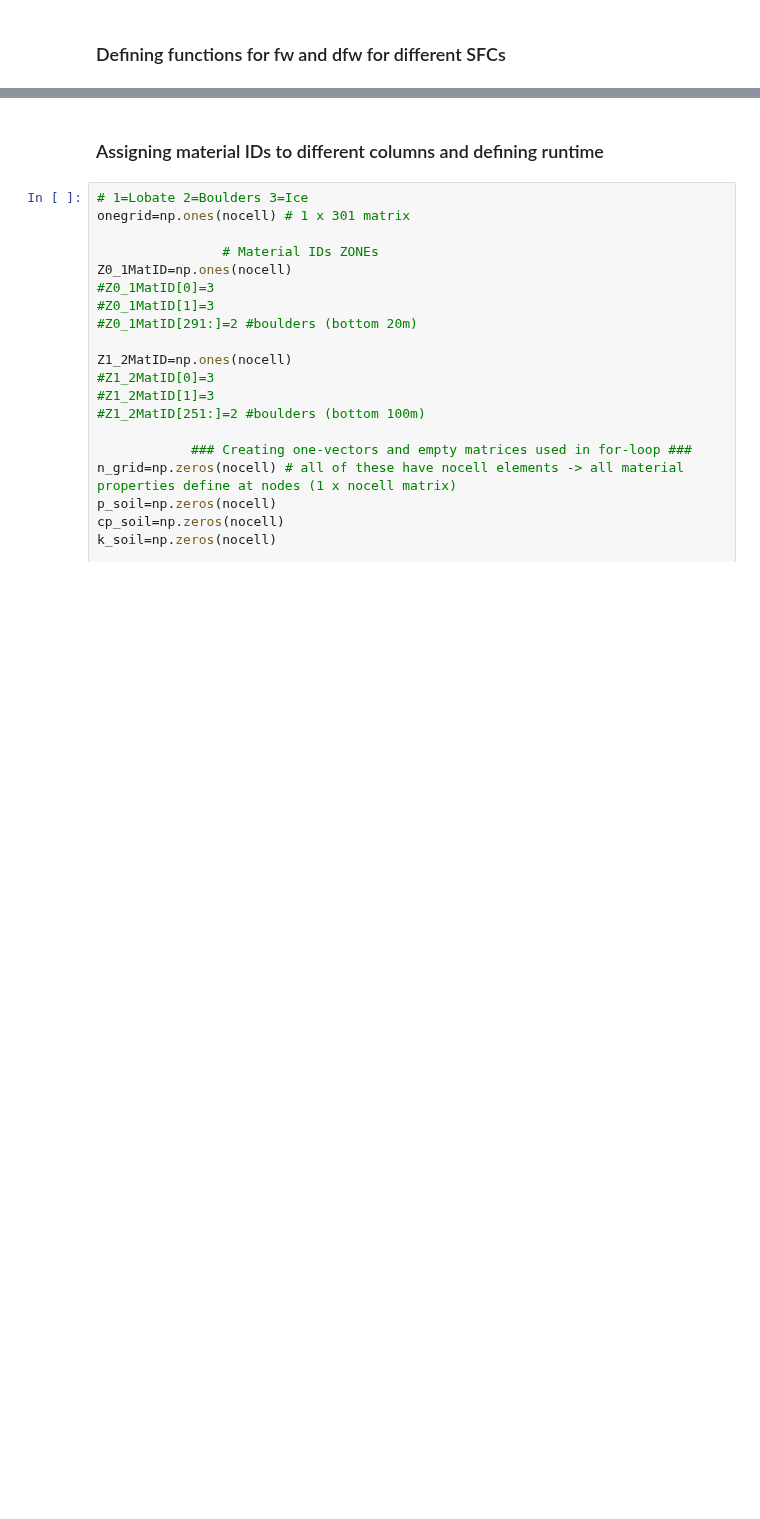
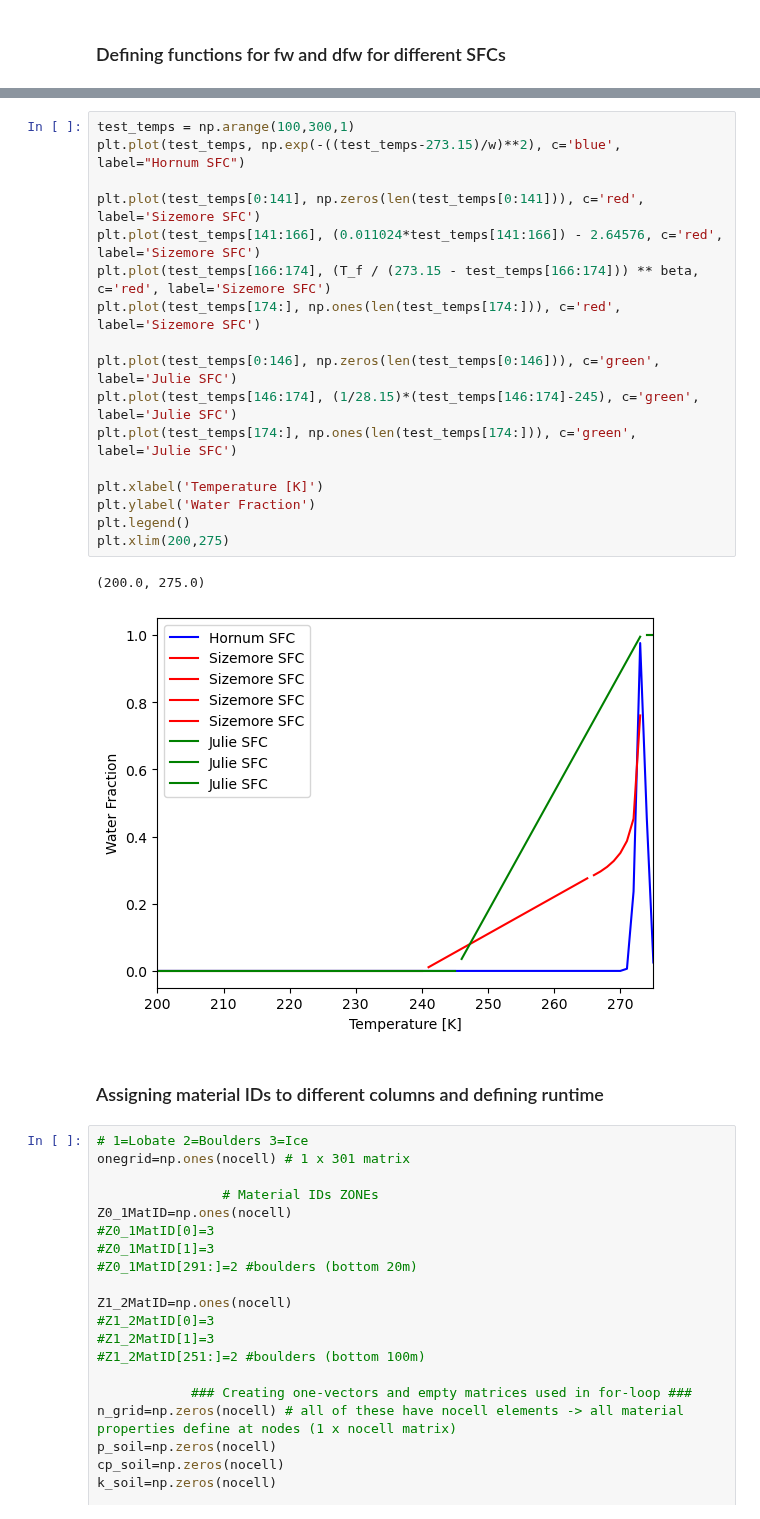
Before and after one commit to alexiak322/ceres-pingo-model, a Jupyter notebook: -1DHT-model-code/python/1DHT Model.ipynb, the cells around one changed output, grey strips where cells are left out. Drawn from its saved outputs; the diff is of its cells as text; blank space fills up the shorter version.

```diff
--- a/-1DHT-model-code/python/1DHT Model.ipynb
+++ b/-1DHT-model-code/python/1DHT Model.ipynb
@@ -256,3 +180,23 @@ def calculate_dfw(T, T_f, beta):
+# %%
+test_temps = np.arange(100,300,1)
+plt.plot(test_temps, np.exp(-((test_temps-273.15)/w)**2), c='blue', label="Hornum SFC")
+
+plt.plot(test_temps[0:141], np.zeros(len(test_temps[0:141])), c='red', label='Sizemore SFC')
+plt.plot(test_temps[141:166], (0.011024*test_temps[141:166]) - 2.64576, c='red', label='Sizemore SFC')
+plt.plot(test_temps[166:174], (T_f / (273.15 - test_temps[166:174])) ** beta, c='red', label='Sizemore SFC')
+plt.plot(test_temps[174:], np.ones(len(test_temps[174:])), c='red', label='Sizemore SFC')
+
+plt.plot(test_temps[0:146], np.zeros(len(test_temps[0:146])), c='green', label='Julie SFC')
+plt.plot(test_temps[146:174], (1/28.15)*(test_temps[146:174]-245), c='green', label='Julie SFC')
+plt.plot(test_temps[174:], np.ones(len(test_temps[174:])), c='green', label='Julie SFC')
+
+plt.xlabel('Temperature [K]')
+plt.ylabel('Water Fraction')
+plt.legend()
+plt.xlim(200,275)
+# %% [output]
+(200.0, 275.0)
+[figure, added]
 # %% [markdown]
 ### Assigning material IDs to different columns and defining runtime
 # %%
```
Also changed, not shown: parts of 23 cells of this notebook.
